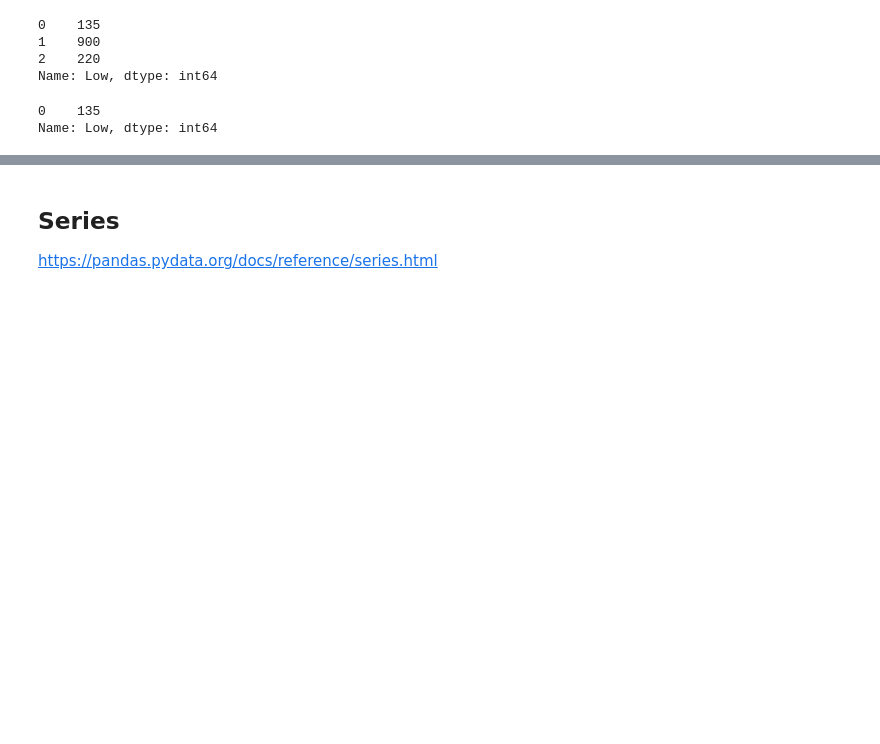
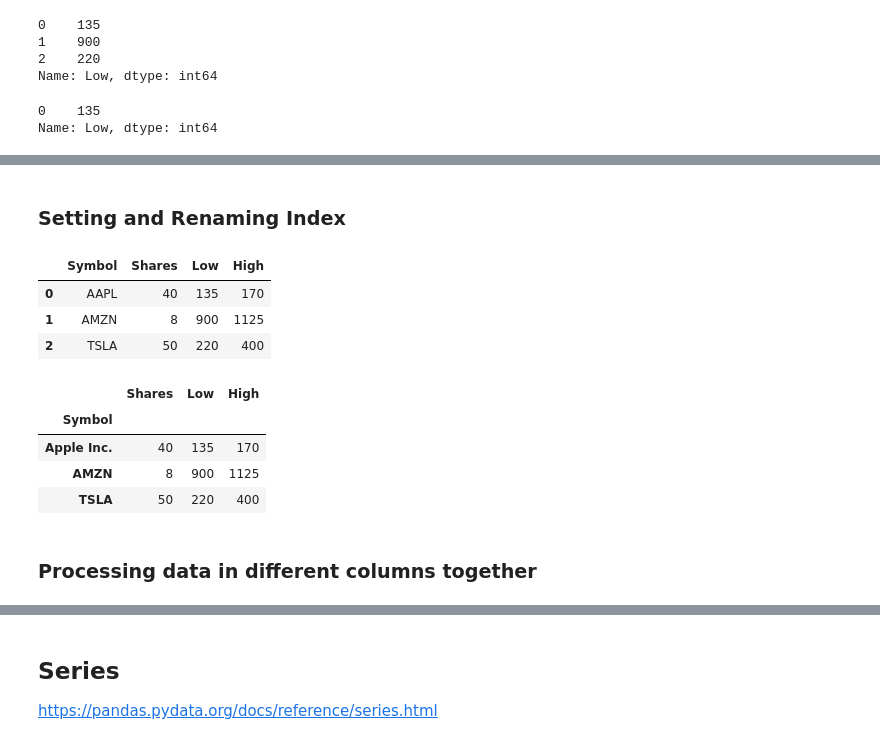
Before and after one commit to pkaran57/python-libs, a Jupyter notebook: pandas-lib/notebook/pandas.ipynb, the cells around one changed output, grey strips where cells are left out. Cells and saved outputs as stored; diff of their text form; code cells hidden in the pictures; blank space fills up the shorter version.

```diff
--- a/pandas-lib/notebook/pandas.ipynb
+++ b/pandas-lib/notebook/pandas.ipynb
@@ -182,0 +199,18 @@ Name: Low, dtype: int64
+# %% [markdown]
+### Setting and Renaming Index
+# %%
+display(stocks)
+index_map={'AAPL': 'Apple Inc.'}
+display(stocks.set_index('Symbol').rename(index=index_map))  # not an in place change
+# %% [output]
+|  | Symbol | Shares | Low | High |
+| 0 | AAPL | 40 | 135 | 170 |
+| 1 | AMZN | 8 | 900 | 1125 |
+| 2 | TSLA | 50 | 220 | 400 |
+|  | Shares | Low | High |
+| Symbol |  |  |  |
+| Apple Inc. | 40 | 135 | 170 |
+| AMZN | 8 | 900 | 1125 |
+| TSLA | 50 | 220 | 400 |
+# %% [markdown]
+### Processing data in different columns together
```
Also changed, not shown: parts of 12 cells of this notebook.
